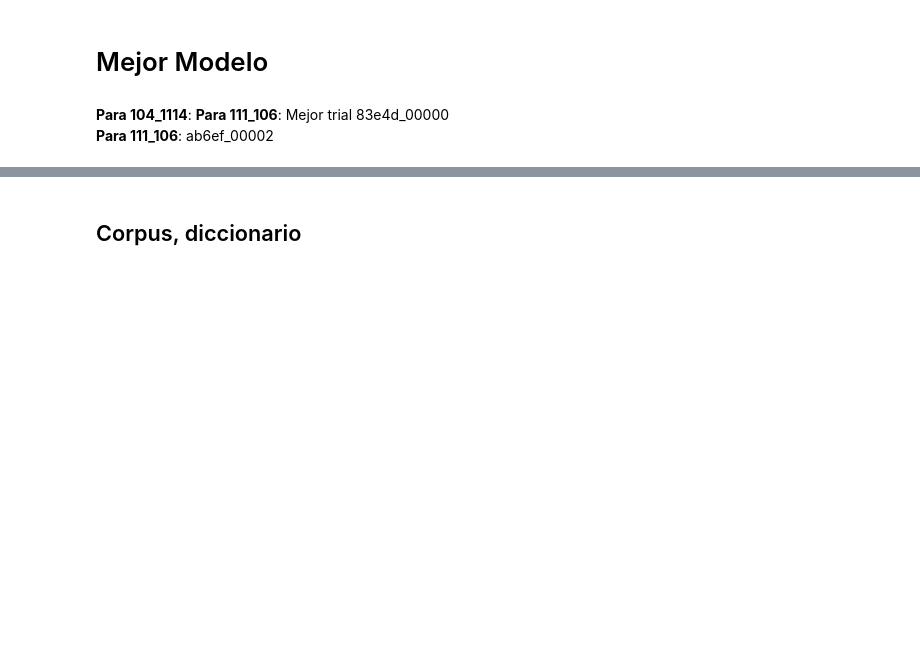
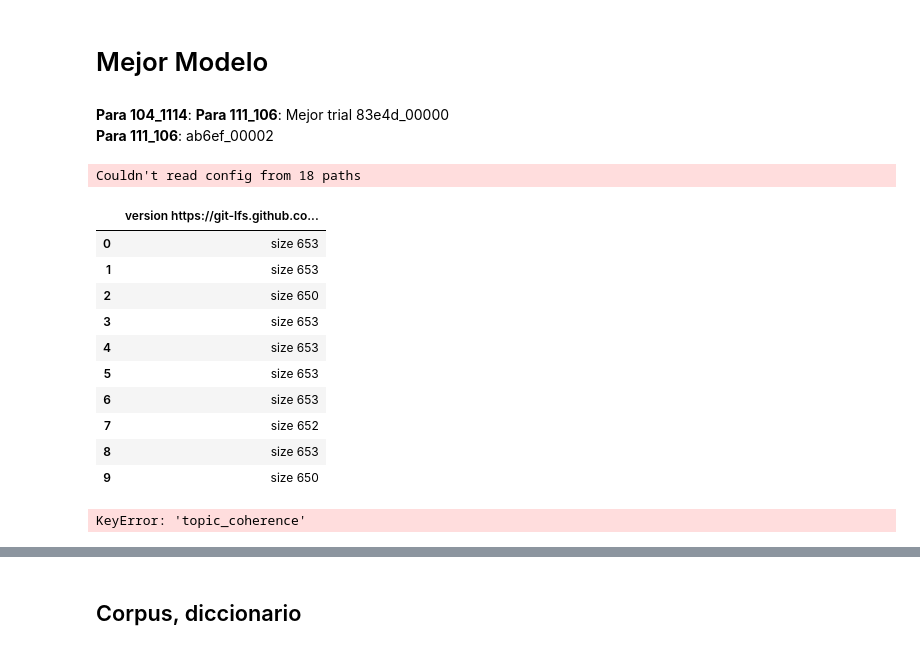
Before and after one commit to jadm333/aut_topic_twitter, a Jupyter notebook: notebooks/04_Interpretacion.ipynb, the cells around one changed output, grey strips where cells are left out. Saved outputs shown, nothing was run; the diff lists cells and outputs as text; code cells hidden in the pictures; blank space fills up the shorter version.

```diff
--- a/notebooks/04_Interpretacion.ipynb
+++ b/notebooks/04_Interpretacion.ipynb
@@ -30,6 +30,25 @@ analysis_114_104 = Analysis(ray_path + "/ray_results/final_num_topics_111_106")
 # %% [markdown]
 **Para 104_1114**: **Para 111_106**: Mejor trial 83e4d_00000
 **Para 111_106**: ab6ef_00002
+# %%
+analysis_114_104.dataframe()
+# %% [output]
+Couldn't read config from 18 paths
+|  | version https://git-lfs.github.co... |
+| 0 | size 653 |
+| 1 | size 653 |
+| 2 | size 650 |
+| 3 | size 653 |
+| 4 | size 653 |
+| 5 | size 653 |
+| 6 | size 653 |
+| 7 | size 652 |
+| 8 | size 653 |
+| 9 | size 650 |
+# %%
+analysis_df = analysis_114_104.dataframe(metric="topic_coherence", mode="max")
+# %% [output]
+KeyError: 'topic_coherence'
 # %%
 analysis_df = analysis_114_104.dataframe(metric="topic_coherence", mode="max")
 best_model_df = analysis_df[analysis_df["trial_id"] == "ab6ef_00002"]
```
Also changed, not shown: parts of 2 cells of this notebook, 2 other files.
